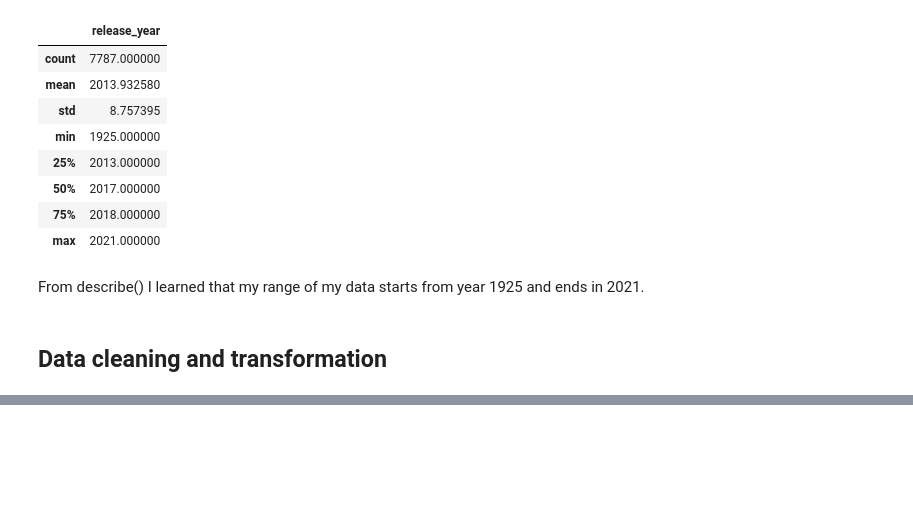
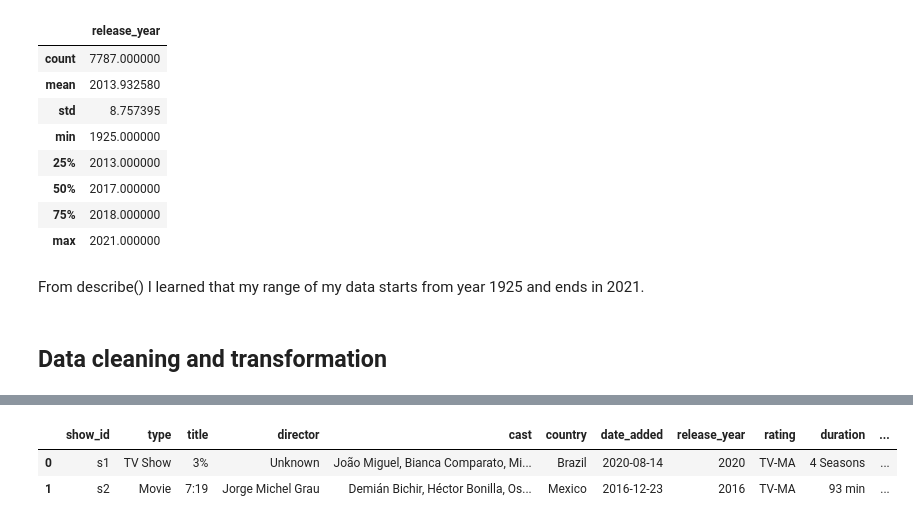
Before and after one commit to Yashtiii/Netflix-Content-Strategy, a Jupyter notebook: Netflix's_content_strategy.ipynb, the cells around one changed output, grey strips where cells are left out. Saved outputs shown, nothing was run; the diff lists cells and outputs as text; code cells hidden in the pictures; blank space fills up the shorter version.

Commit message:
Data cleaning done

```diff
--- a/Netflix's_content_strategy.ipynb
+++ b/Netflix's_content_strategy.ipynb
@@ -110,0 +266,3 @@ From describe() I learned that my range of my data starts from year 1925 and end
+# %%
+netflix_df.dropna(subset=["date_added","rating"], inplace= True)
+# inplace ensures that whatever changes we have made right now it will reflect to the originat dataset. By default the value of inplace is false.
@@ -110,0 +298,3 @@ From describe() I learned that my range of my data starts from year 1925 and end
+# %%
+netflix_df["date_added"] = pd.to_datetime(netflix_df['date_added'], format = "mixed", dayfirst= False)
+netflix_df.pop("data_added")
@@ -110,0 +329,3 @@ From describe() I learned that my range of my data starts from year 1925 and end
+# %%
+netflix_df["year_added"] = netflix_df["date_added"].dt.year
+netflix_df["year_added"].head()
@@ -110,0 +340,3 @@ From describe() I learned that my range of my data starts from year 1925 and end
+# %%
+netflix_df["month_added"] = netflix_df["date_added"].dt.month
+netflix_df["month_added"].head()
@@ -110,0 +351,6 @@ From describe() I learned that my range of my data starts from year 1925 and end
+# %%
+netflix_df.head(2)
+# %% [output]
+|  | show_id | type | title | director | cast | country | date_added | release_year | rating | duration | ... |
+| 0 | s1 | TV Show | 3% | Unknown | João Miguel, Bianca Comparato, Mi... | Brazil | 2020-08-14 | 2020 | TV-MA | 4 Seasons | ... |
+| 1 | s2 | Movie | 7:19 | Jorge Michel Grau | Demián Bichir, Héctor Bonilla, Os... | Mexico | 2016-12-23 | 2016 | TV-MA | 93 min | ... |
```
Also changed, not shown: parts of 28 cells of this notebook.
